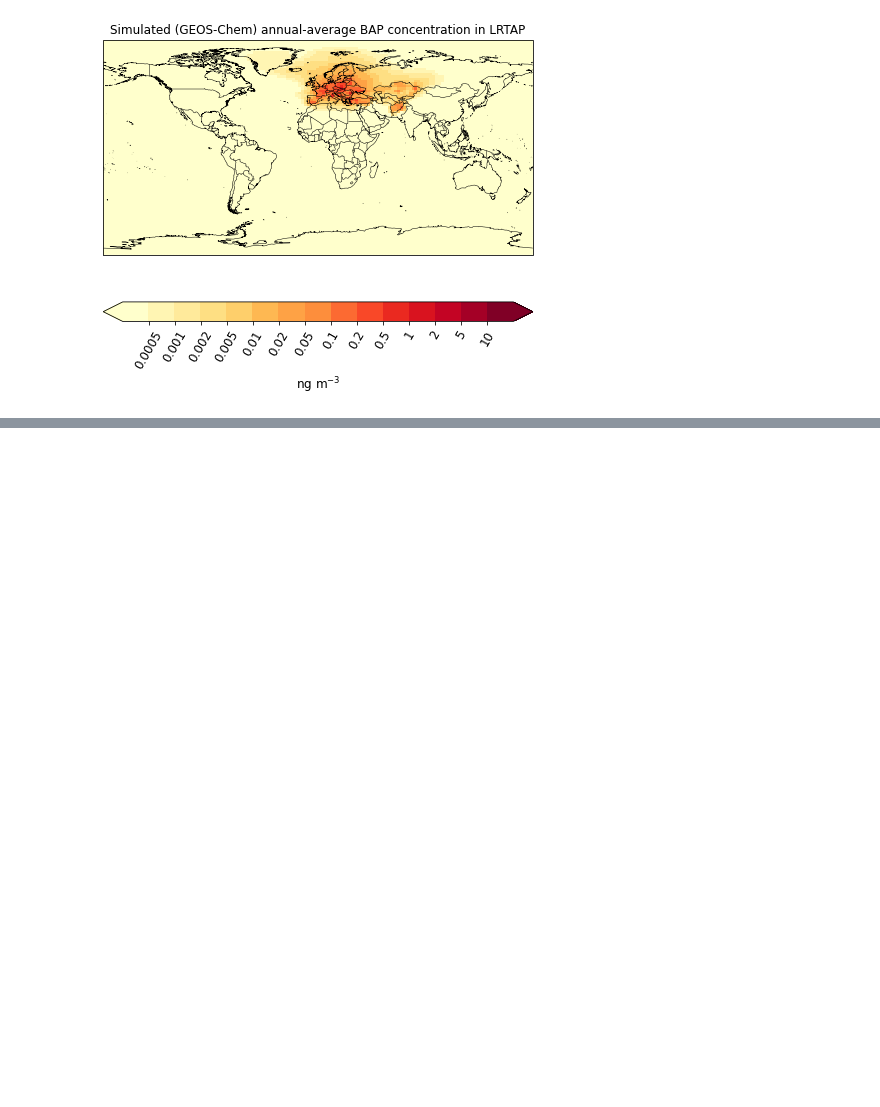
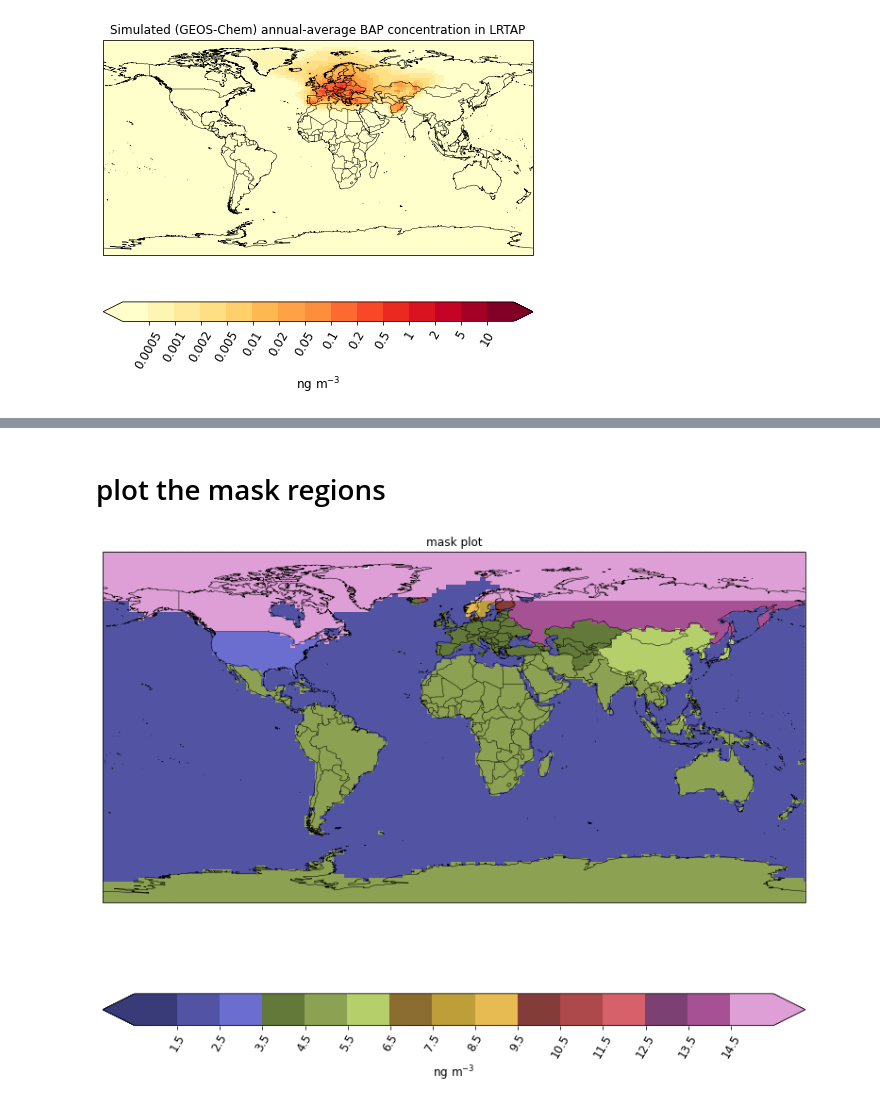
Before and after one commit to petridisha/arctic-PAHs, a Jupyter notebook: Arctic_PAHs_Analysis_SlowRxn.ipynb, the cells around one changed output, grey strips where cells are left out. Cells and saved outputs as stored; diff of their text form; code cells hidden in the pictures; blank space fills up the shorter version.

```diff
--- a/Arctic_PAHs_Analysis_SlowRxn.ipynb
+++ b/Arctic_PAHs_Analysis_SlowRxn.ipynb
@@ -283,0 +318,12 @@ pop_dens = iris.load('/net/fs11/d0/jamiekel/' + pop_dens_path)[0]
+# %% [markdown]
+# plot the mask regions
+# %%
+cont_lev = np.arange(0.5, 16.5, 1)
+mask_title = 'Mask Plot'
+schema = plt.cm.get_cmap('tab20b')
+mask_fig_size = (15, 12)
+
+# plot the mask plot
+_plotter(mask, cont_lev, schema, mask_title, mask_fig_size)
+# %% [output]
+[figure, added]
```
Also changed, not shown: parts of 34 cells of this notebook.
